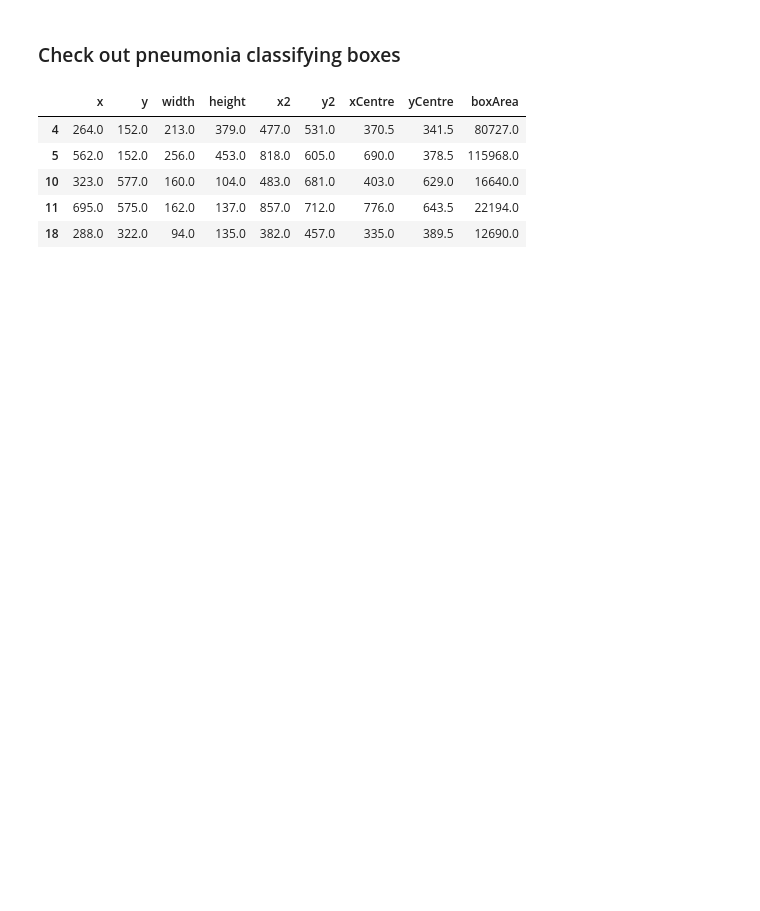
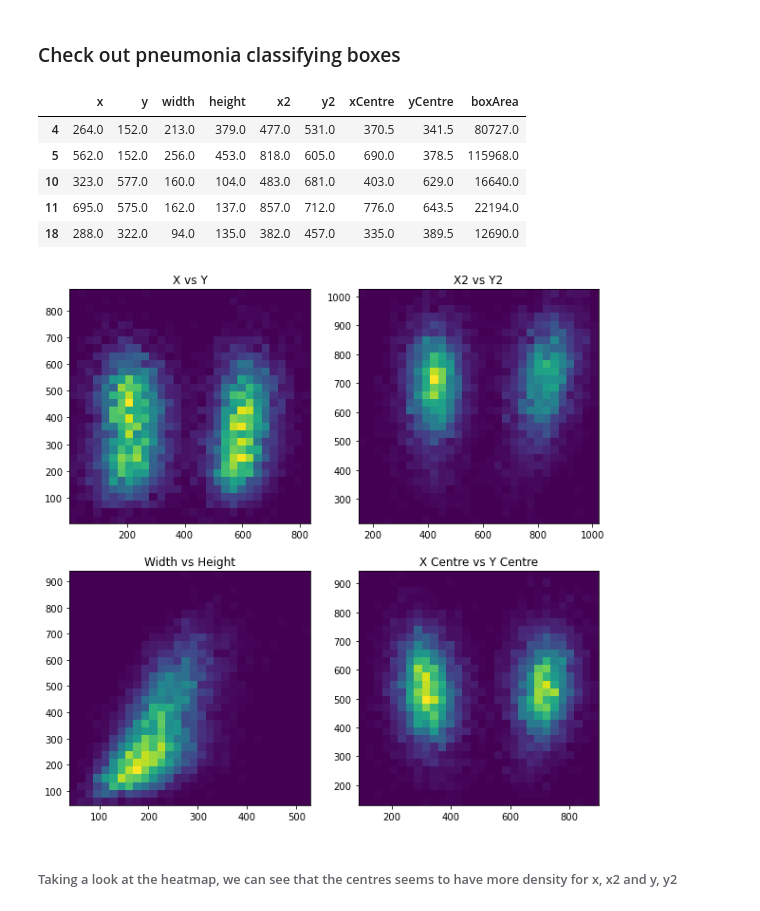
Before and after one commit to BozinovskiDaniel/Pneumonia-Image-Classifier, a Jupyter notebook: EDA_Pneuomonia.ipynb, the cells around one changed output. Drawn from its saved outputs; the diff is of its cells as text; code cells hidden in the pictures; blank space fills up the shorter version.

```diff
--- a/EDA_Pneuomonia.ipynb
+++ b/EDA_Pneuomonia.ipynb
@@ -123,3 +137,27 @@ boxNums.head()
 | 10 | 323.0 | 577.0 | 160.0 | 104.0 | 483.0 | 681.0 | 403.0 | 629.0 | 16640.0 |
 | 11 | 695.0 | 575.0 | 162.0 | 137.0 | 857.0 | 712.0 | 776.0 | 643.5 | 22194.0 |
 | 18 | 288.0 | 322.0 | 94.0 | 135.0 | 382.0 | 457.0 | 335.0 | 389.5 | 12690.0 |
+# %%
+# Look at the correlations between x, y, x2, y2, width, height and the centres
+
+pairs = [(boxNums['x'], boxNums['y']), (boxNums['x2'], boxNums['y2']), (boxNums['width'], boxNums['height']),
+         (boxNums['xCentre'], boxNums['yCentre'])]
+
+axis = [(0, 0), (0, 1), (1, 0), (1,1)]
+
+fig, axs = plt.subplots(2, 2, figsize=(10, 10))
+
+for i in range(4):
+    axs[axis[i][0], axis[i][1]].hist2d(pairs[i][0], pairs[i][1], bins=30)
+
+# Set titles
+axs[0,0].set_title('X vs Y')
+axs[0,1].set_title('X2 vs Y2')
+axs[1,0].set_title('Width vs Height')
+axs[1,1].set_title('X Centre vs Y Centre')
+
+plt.show()
+# %% [output]
+[figure, added]
+# %% [markdown]
+###### Taking a look at the heatmap, we can see that the centres seems to have more density for x, x2 and y, y2
```
Also changed, not shown: parts of 23 cells of this notebook.
